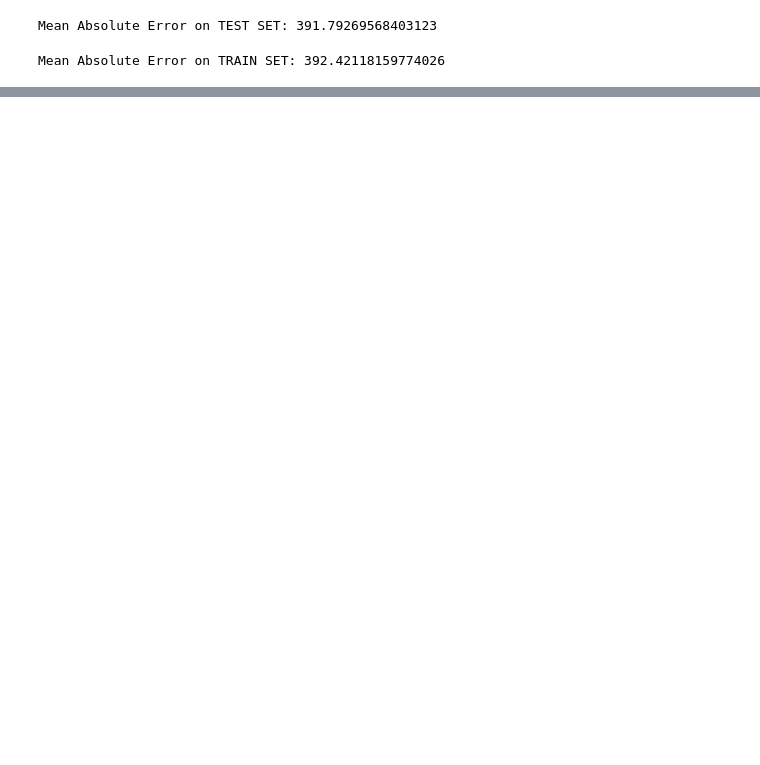
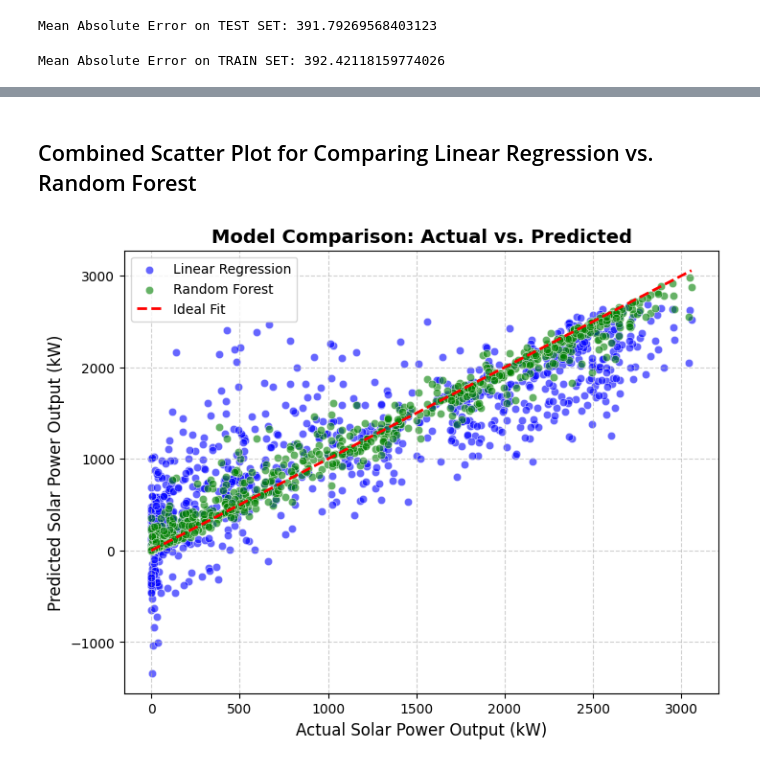
Before and after one commit to anshika020904/SOLAR-POWER-OUTPUT, a Jupyter notebook: solarpowerprediction.ipynb, the cells around one changed output, grey strips where cells are left out. Saved outputs shown, nothing was run; the diff lists cells and outputs as text; code cells hidden in the pictures; blank space fills up the shorter version.

```diff
--- a/solarpowerprediction.ipynb
+++ b/solarpowerprediction.ipynb
@@ -362,0 +474,24 @@ Mean Absolute Error on TRAIN SET: 392.42118159774026
+# %% [markdown]
+## Combined Scatter Plot for Comparing Linear Regression vs. Random Forest
+# %%
+# Create a combined scatter plot
+plt.figure(figsize=(8,6))
+
+# Scatter Plot for Linear Regression
+sns.scatterplot(x=y_test, y=y_pred, alpha=0.6, color="blue", label="Linear Regression")
+
+# Scatter Plot for Random Forest
+sns.scatterplot(x=y_test, y=y_pred_test_rf, alpha=0.6, color="green", label="Random Forest")
+
+# Reference line for perfect predictions (y = x)
+plt.plot([min(y_test), max(y_test)], [min(y_test), max(y_test)], color="red", linestyle="--", linewidth=2, label="Ideal Fit")
+
+plt.xlabel("Actual Solar Power Output (kW)", fontsize=12)
+plt.ylabel("Predicted Solar Power Output (kW)", fontsize=12)
+plt.title("Model Comparison: Actual vs. Predicted", fontsize=14, fontweight="bold")
+
+plt.legend()
+plt.grid(True, linestyle="--", alpha=0.6)
+plt.show()
+# %% [output]
+[figure, added]
```
Also changed, not shown: parts of 18 cells of this notebook.
